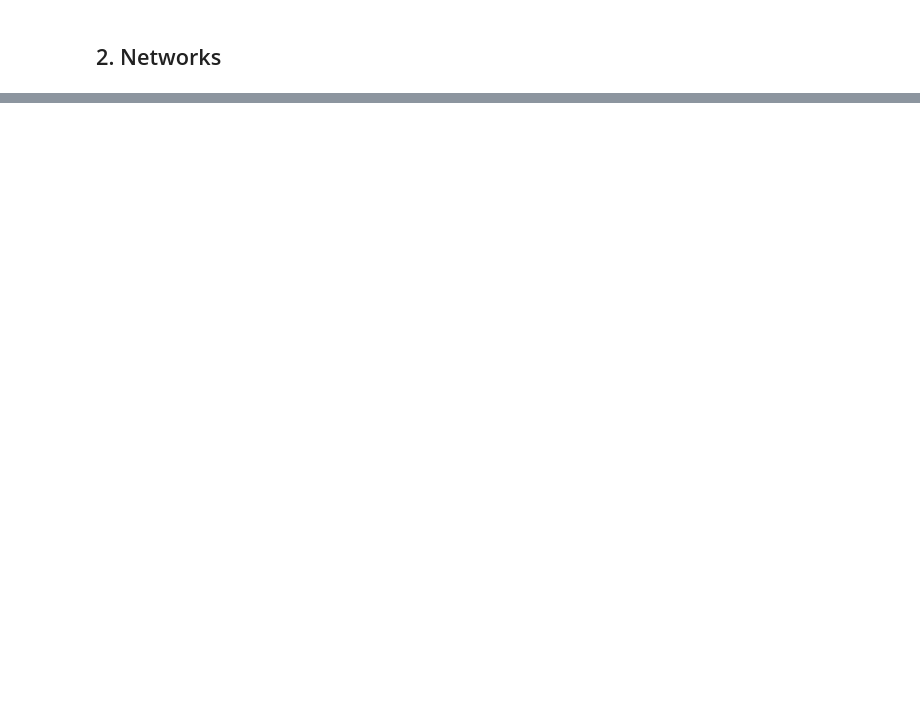
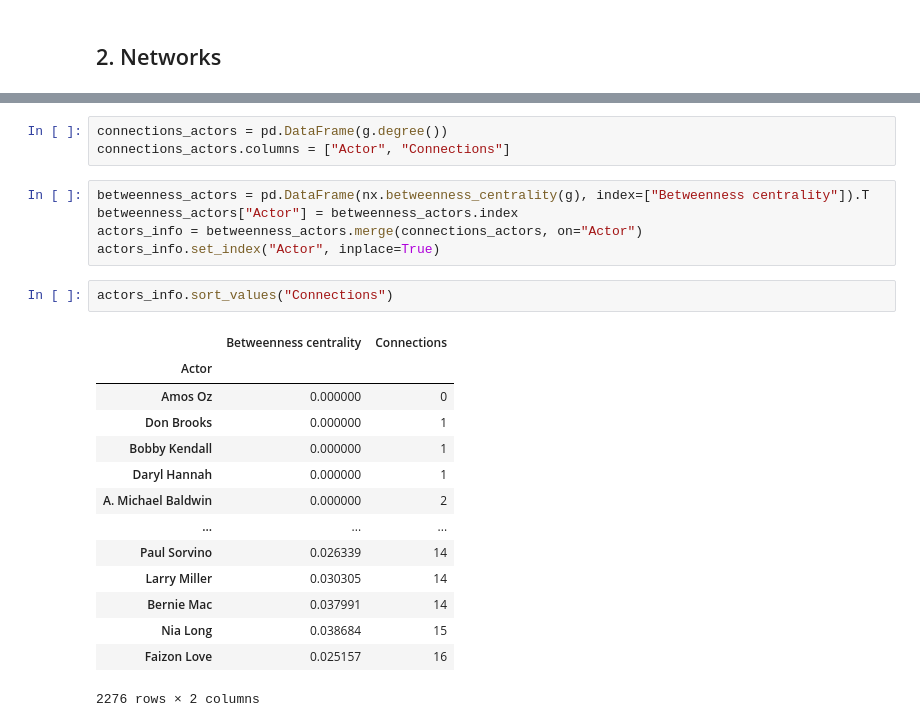
Before and after one commit to MathieuDemarets/hackathon, a Jupyter notebook: exploration/feature_engineering.ipynb, the cells around one changed output, grey strips where cells are left out. Saved outputs shown, nothing was run; the diff lists cells and outputs as text; blank space fills up the shorter version.

```diff
--- a/exploration/feature_engineering.ipynb
+++ b/exploration/feature_engineering.ipynb
@@ -150,0 +171,25 @@ TypeError: Object of type ndarray is not JSON serializable
+# %%
+connections_actors = pd.DataFrame(g.degree())
+connections_actors.columns = ["Actor", "Connections"]
+# %%
+betweenness_actors = pd.DataFrame(nx.betweenness_centrality(g), index=["Betweenness centrality"]).T
+betweenness_actors["Actor"] = betweenness_actors.index
+actors_info = betweenness_actors.merge(connections_actors, on="Actor")
+actors_info.set_index("Actor", inplace=True)
+# %%
+actors_info.sort_values("Connections")
+# %% [output]
+|  | Betweenness centrality | Connections |
+| Actor |  |  |
+| Amos Oz | 0.000000 | 0 |
+| Don Brooks | 0.000000 | 1 |
+| Bobby Kendall | 0.000000 | 1 |
+| Daryl Hannah | 0.000000 | 1 |
+| A. Michael Baldwin | 0.000000 | 2 |
+| ... | ... | ... |
+| Paul Sorvino | 0.026339 | 14 |
+| Larry Miller | 0.030305 | 14 |
+| Bernie Mac | 0.037991 | 14 |
+| Nia Long | 0.038684 | 15 |
+| Faizon Love | 0.025157 | 16 |
+2276 rows × 2 columns
```
Also changed, not shown: parts of 5 cells of this notebook, 7 other files.
